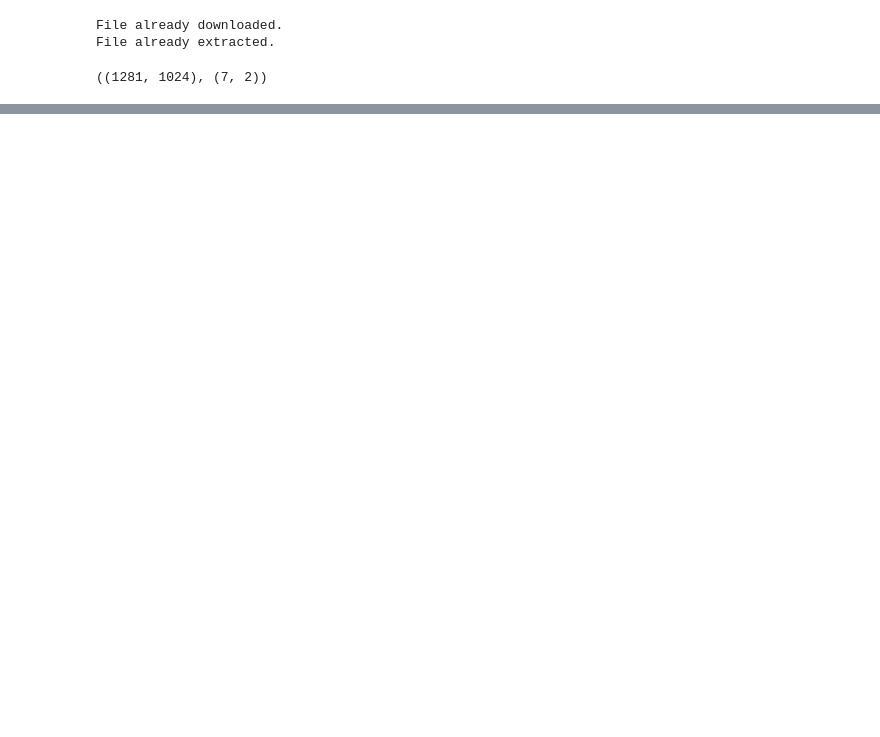
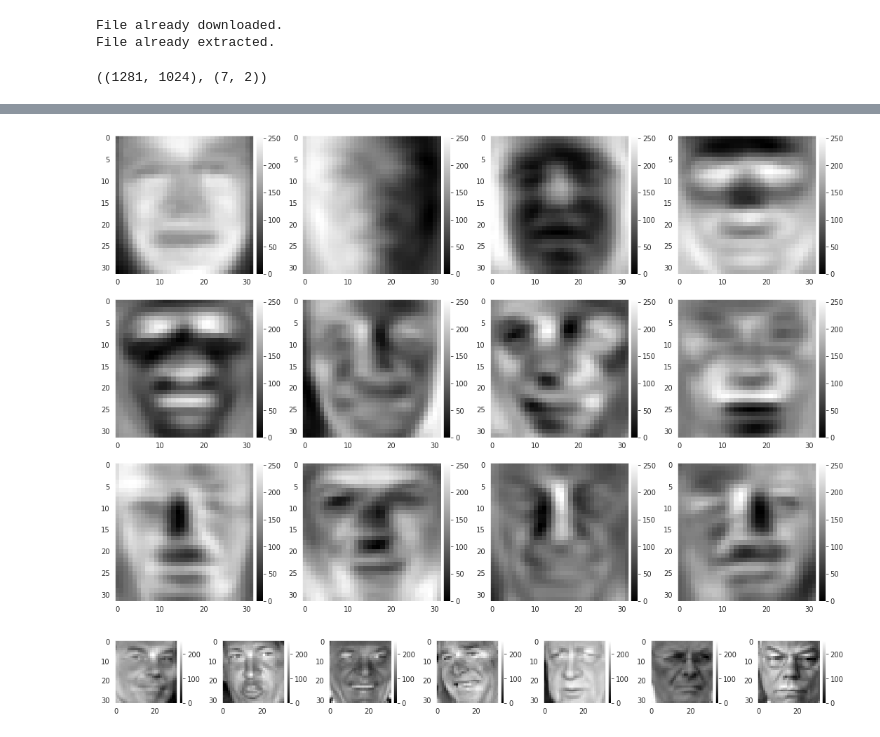
Before and after one commit to hekrause/htwg_mldl, a Jupyter notebook: Uebungen/Uebung02/Notebooks/work.ipynb, the cells around one changed output, grey strips where cells are left out. Cells and saved outputs as stored; diff of their text form; code cells hidden in the pictures; blank space fills up the shorter version.

```diff
--- a/Uebungen/Uebung02/Notebooks/work.ipynb
+++ b/Uebungen/Uebung02/Notebooks/work.ipynb
@@ -256,0 +265,29 @@ plot_visuals(data_whitened, scores)
+# %%
+ncols, nrows = 4, 3
+fig = plt.figure(figsize=(15,10))
+spec = gridspec.GridSpec(ncols=ncols, nrows=nrows, figure=fig)
+for i in range(nrows):
+    for j in range(ncols):
+        ax = fig.add_subplot(spec[i, j])
+        img = eigen_vectors_c[i * ncols + j].reshape(32, 32)
+        min_val = img.min()
+        img -= min_val
+        max_val = img.max()
+        img *= (255 / max_val)
+        ski.io.imshow(img, ax=ax, cmap="gray")
+# %% [output]
+[figure, added]
+# %%
+fig = plt.figure(figsize=(15,10))
+spec = gridspec.GridSpec(ncols=7, nrows=1, figure=fig)
+for i in range(7):
+        ax = fig.add_subplot(spec[0, i])
+        img = validate[i, 0] - train.mean(axis=0)
+        img = img.reshape(32, 32)
+        min_val = img.min()
+        img -= min_val
+        max_val = img.max()
+        img *= (255 / max_val)
+        ski.io.imshow(img, ax=ax, cmap="gray")
+# %% [output]
+[figure, added]
```
Also changed, not shown: parts of 9 cells of this notebook, 12 other files.
